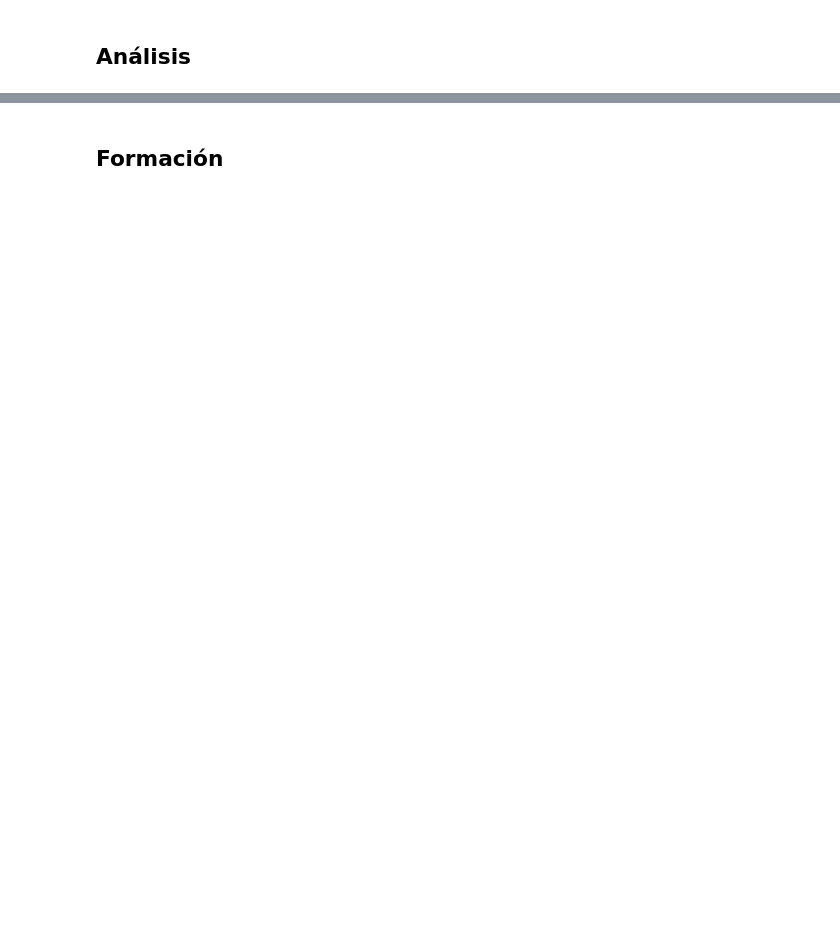
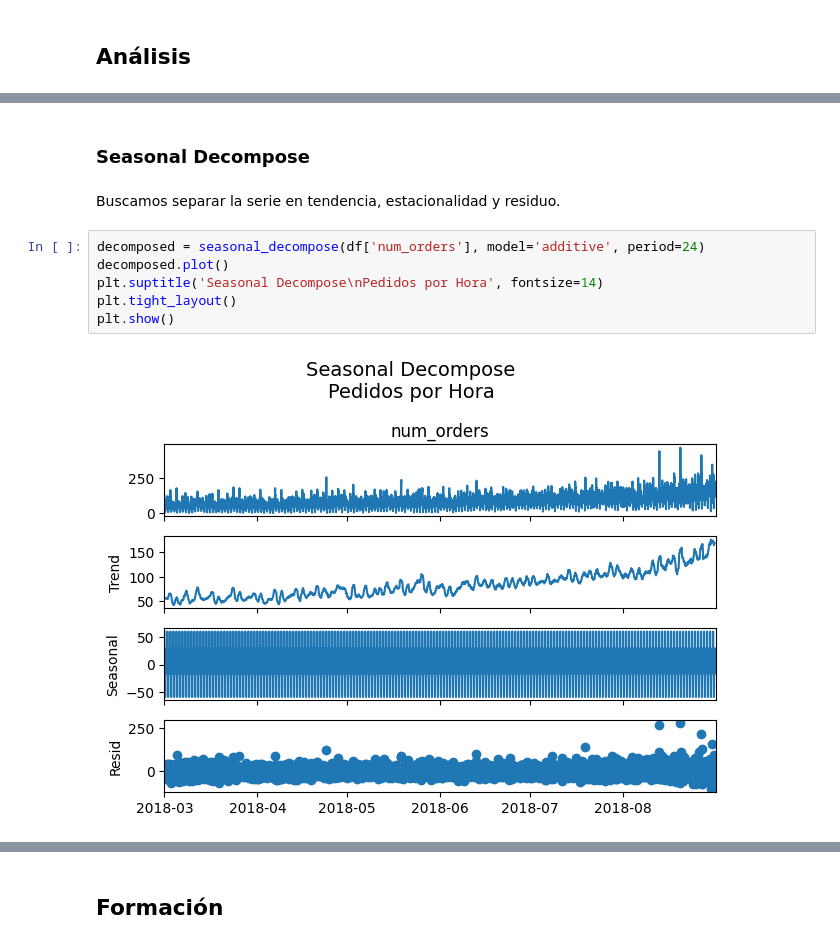
Before and after one commit to vallejocvl/tripleten-ds, a Jupyter notebook: sprint_15/sprint15_cvl.ipynb, the cells around one changed output, grey strips where cells are left out. Drawn from its saved outputs; the diff is of its cells as text; blank space fills up the shorter version.

```diff
--- a/sprint_15/sprint15_cvl.ipynb
+++ b/sprint_15/sprint15_cvl.ipynb
@@ -21,0 +123,12 @@ El número de pedidos está en la columna `num_orders`.
+# %% [markdown]
+### Seasonal Decompose
+# %% [markdown]
+Buscamos separar la serie en tendencia, estacionalidad y residuo.
+# %%
+decomposed = seasonal_decompose(df['num_orders'], model='additive', period=24)
+decomposed.plot()
+plt.suptitle('Seasonal Decompose\nPedidos por Hora', fontsize=14)
+plt.tight_layout()
+plt.show()
+# %% [output]
+[figure, added]
```
Also changed, not shown: parts of 33 cells of this notebook, 9 other files.
